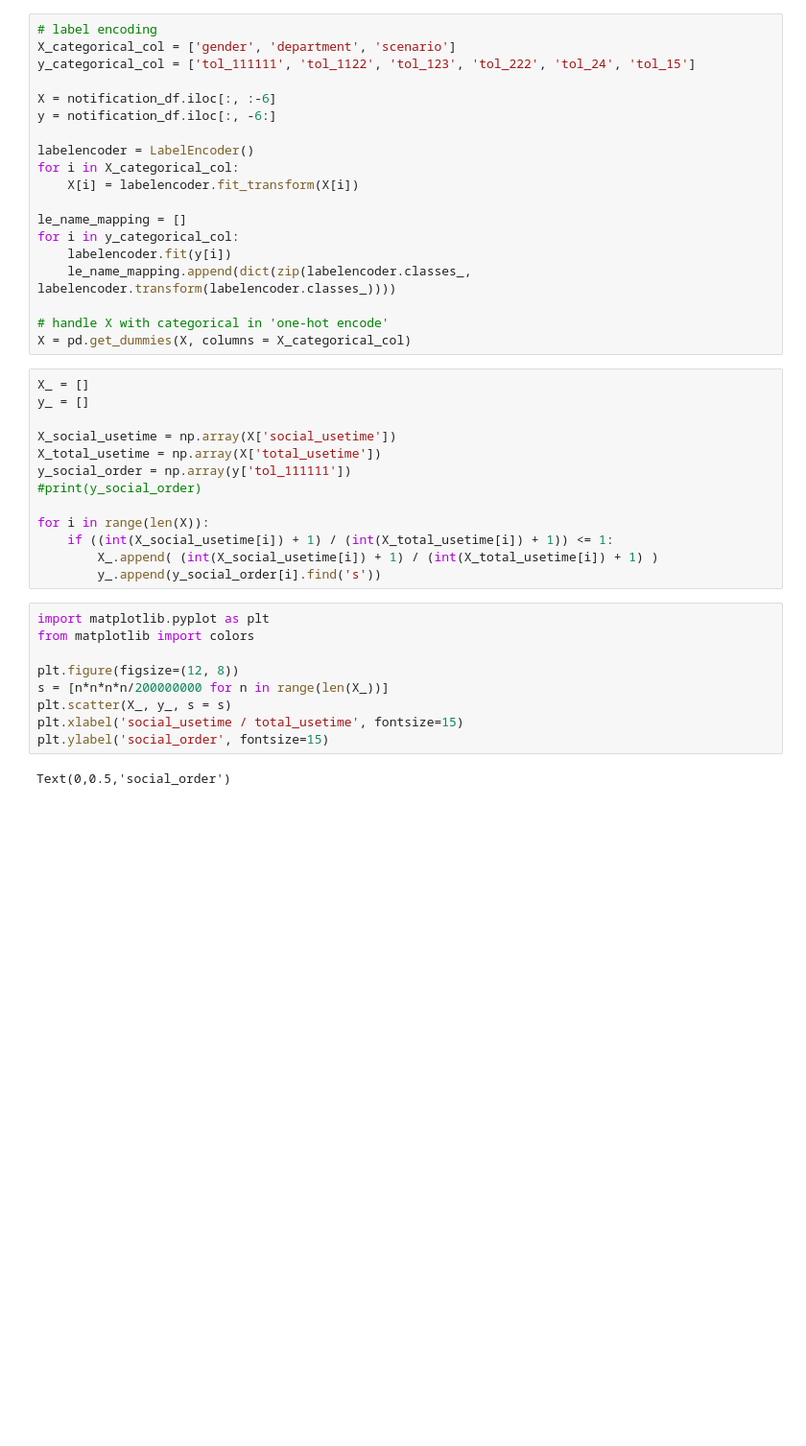
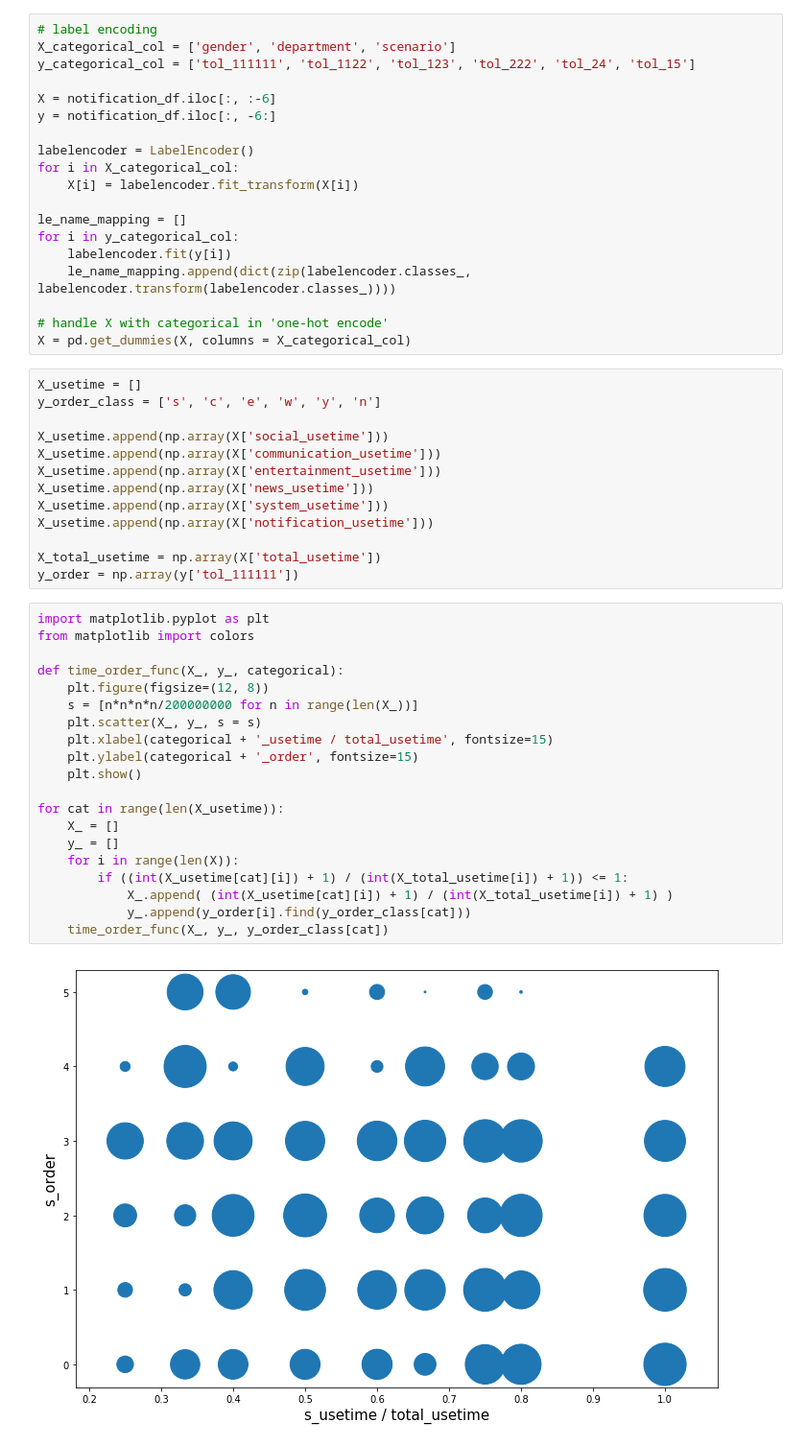
Before and after one commit to DaiDai924/ML_project-Mobile_Notifications_Sequence, a Jupyter notebook: visualization/time_order.ipynb, the cells around one changed output. Shown at 96% size. Saved outputs shown, nothing was run; the diff lists cells and outputs as text; blank space fills up the shorter version.

Commit message:
update all usetime ratio

```diff
--- a/visualization/time_order.ipynb
+++ b/visualization/time_order.ipynb
@@ -30,27 +30,38 @@ for i in y_categorical_col:
 
 # handle X with categorical in 'one-hot encode'
 X = pd.get_dummies(X, columns = X_categorical_col)
-# %%
-X_ = []
-y_ = []
-
-X_social_usetime = np.array(X['social_usetime'])
-X_total_usetime = np.array(X['total_usetime'])
-y_social_order = np.array(y['tol_111111'])
-#print(y_social_order)
-
-for i in range(len(X)):
-    if ((int(X_social_usetime[i]) + 1) / (int(X_total_usetime[i]) + 1)) <= 1:
-        X_.append( (int(X_social_usetime[i]) + 1) / (int(X_total_usetime[i]) + 1) )
-        y_.append(y_social_order[i].find('s'))
+# %%
+X_usetime = []
+y_order_class = ['s', 'c', 'e', 'w', 'y', 'n']
+
+X_usetime.append(np.array(X['social_usetime']))
+X_usetime.append(np.array(X['communication_usetime']))
+X_usetime.append(np.array(X['entertainment_usetime']))
+X_usetime.append(np.array(X['news_usetime']))
+X_usetime.append(np.array(X['system_usetime']))
+X_usetime.append(np.array(X['notification_usetime']))
+
+X_total_usetime = np.array(X['total_usetime'])
+y_order = np.array(y['tol_111111'])
 # %%
 import matplotlib.pyplot as plt
 from matplotlib import colors
 
-plt.figure(figsize=(12, 8))
-s = [n*n*n*n/200000000 for n in range(len(X_))]
-plt.scatter(X_, y_, s = s)
-plt.xlabel('social_usetime / total_usetime', fontsize=15)
-plt.ylabel('social_order', fontsize=15)
+def time_order_func(X_, y_, categorical):
+    plt.figure(figsize=(12, 8))
+    s = [n*n*n*n/200000000 for n in range(len(X_))]
+    plt.scatter(X_, y_, s = s)
+    plt.xlabel(categorical + '_usetime / total_usetime', fontsize=15)
+    plt.ylabel(categorical + '_order', fontsize=15)
+    plt.show()
+
+for cat in range(len(X_usetime)):
+    X_ = []
+    y_ = []
+    for i in range(len(X)):
+        if ((int(X_usetime[cat][i]) + 1) / (int(X_total_usetime[i]) + 1)) <= 1:
+            X_.append( (int(X_usetime[cat][i]) + 1) / (int(X_total_usetime[i]) + 1) )
+            y_.append(y_order[i].find(y_order_class[cat]))
+    time_order_func(X_, y_, y_order_class[cat])
 # %% [output]
-Text(0,0.5,'social_order')
+[figure, added]
```
Also changed, not shown: parts of 2 cells of this notebook.
